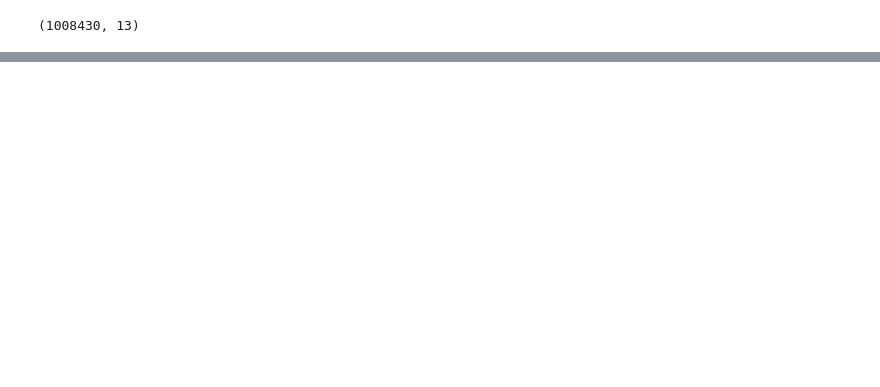
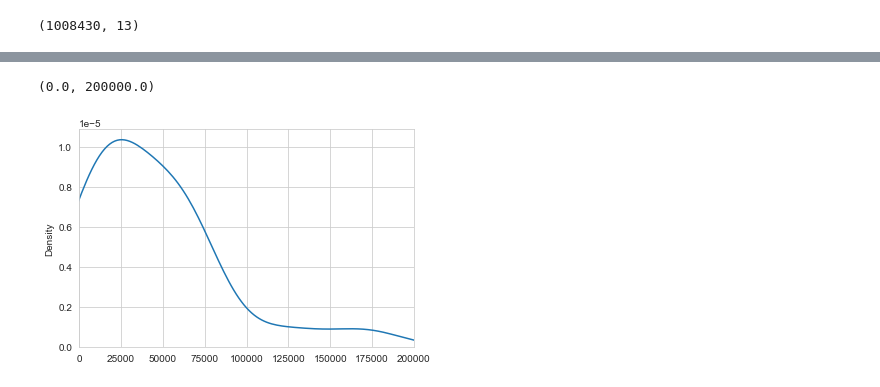
Before and after one commit to madrivers/Data_Bootcamp_Final_Project, a Jupyter notebook: gdp_pop_model/olympic_wb.ipynb, the cells around one changed output, grey strips where cells are left out. Saved outputs shown, nothing was run; the diff lists cells and outputs as text; code cells hidden in the pictures; blank space fills up the shorter version.

```diff
--- a/gdp_pop_model/olympic_wb.ipynb
+++ b/gdp_pop_model/olympic_wb.ipynb
@@ -194,0 +327,11 @@ olympic_wb.shape
+# %%
+# Determine which values to replace
+replace_countries = list(country_counts[country_counts < 10000].index)
+
+# Replace in DataFrame
+for country in replace_countries:
+    olympic_wb.country_name = olympic_wb.country_name.replace(country,"Other")
+
+
+# Check to make sure binning was successful
+olympic_wb.country_name.value_counts()
@@ -194,0 +356,3 @@ olympic_wb.shape
+# %%
+location_counts = olympic_wb.game_location.value_counts()
+location_counts
@@ -194,0 +377,8 @@ olympic_wb.shape
+# %%
+#checking density
+sns.set_style('whitegrid')
+gfg = sns.kdeplot(np.array(location_counts))
+gfg.set_xlim(0, 200000)
+# %% [output]
+(0.0, 200000.0)
+[figure, added]
```
Also changed, not shown: parts of 30 cells of this notebook.
